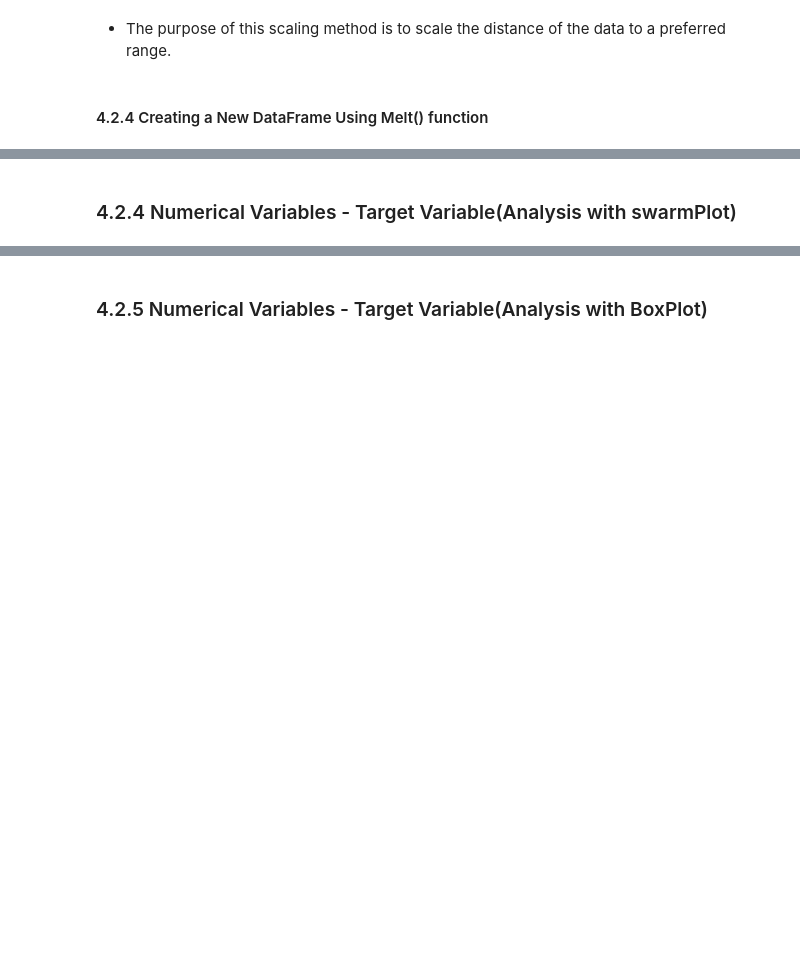
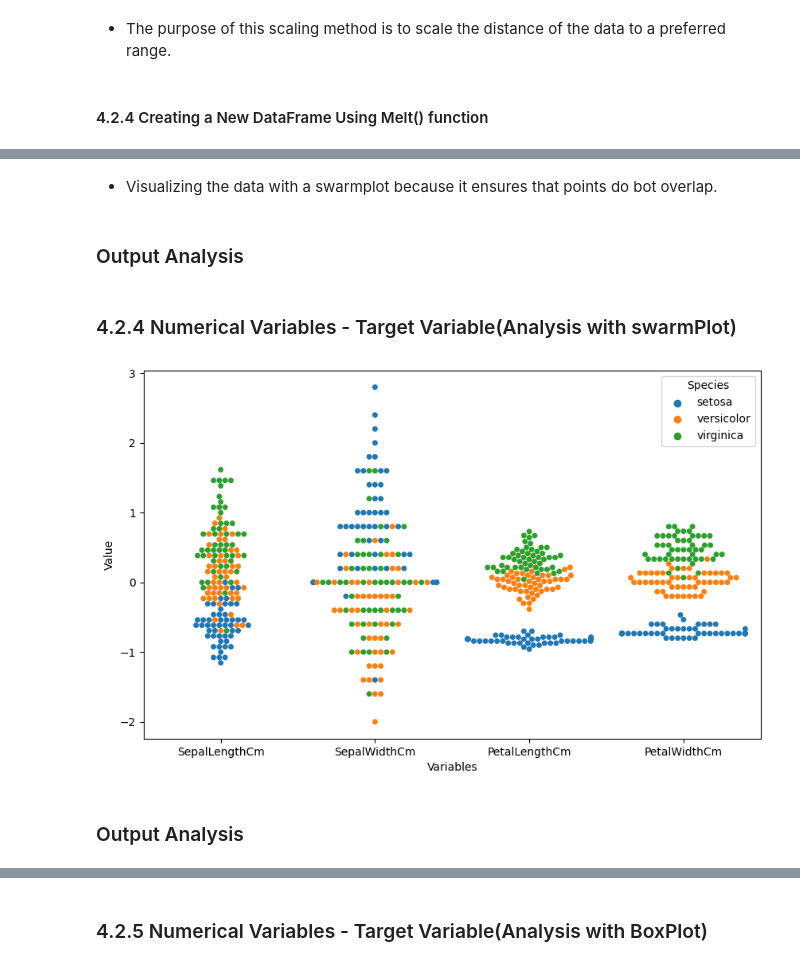
Before and after one commit to Benishkhaled/Benishkhaled, a Jupyter notebook: iris-flower-species-classification-with-knn.ipynb, the cells around one changed output, grey strips where cells are left out. Saved outputs shown, nothing was run; the diff lists cells and outputs as text; code cells hidden in the pictures; blank space fills up the shorter version.

```diff
--- a/iris-flower-species-classification-with-knn.ipynb
+++ b/iris-flower-species-classification-with-knn.ipynb
@@ -619,0 +629,2 @@ df_scaled.head()
+# %%
+df_new = pd.concat([df_scaled, df.loc[:,"Species"]],axis =1)
@@ -619,0 +640,3 @@ df_scaled.head()
+# %%
+# Changing the structure of the dataframe using the melt() function
+melted_data = pd.melt(df_new, id_vars="Species", var_name = "Variables",value_name="Value")
@@ -620,2 +659,14 @@ df_scaled.head()
+# %% [markdown]
+* Visualizing the data with a swarmplot because it ensures that points do bot overlap.
+# %% [markdown]
+### Output Analysis
 # %% [markdown]
 ### 4.2.4 Numerical Variables - Target Variable(Analysis with swarmPlot)<a id=29></a>
+# %%
+plt.figure(figsize=(10,6))
+sns.swarmplot(x="Variables", y = "Value",hue="Species", data=melted_data)
+plt.show()
+# %% [output]
+[figure, added]
+# %% [markdown]
+### Output Analysis
```
Also changed, not shown: parts of 16 cells of this notebook.
